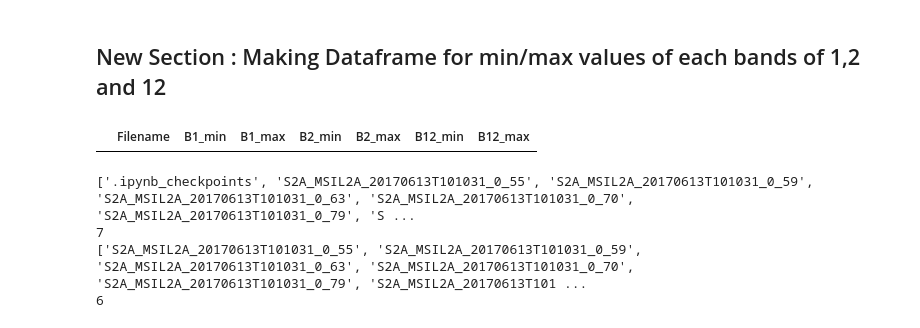
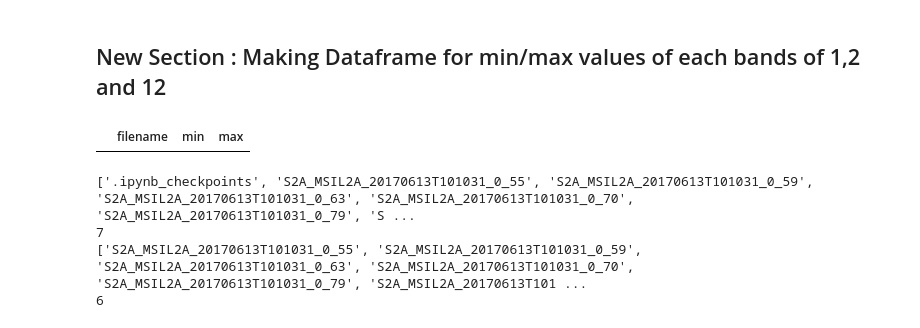
Before and after one commit to BRIJNANDA1979/CNN-Sentinel, a Jupyter notebook: Understand_band_data_info_using_histogram_and_classifying_pixel_values.ipynb, the cells around one changed output. Cells and saved outputs as stored; diff of their text form; code cells hidden in the pictures.

```diff
--- a/Understand_band_data_info_using_histogram_and_classifying_pixel_values.ipynb
+++ b/Understand_band_data_info_using_histogram_and_classifying_pixel_values.ipynb
@@ -293,8 +293,8 @@ max value: 446
 ## New Section : Making Dataframe for min/max values of each bands of 1,2 and 12
 # %%
 import pandas as pd
-df = pd.DataFrame(columns= ['Filename','B1_min','B1_max','B2_min','B2_max','B12_min','B12_max'])
+df = pd.DataFrame(columns= ['filename','min','max'])
 df.head()
 # %% [output]
-|  | Filename | B1_min | B1_max | B2_min | B2_max | B12_min | B12_max |
+|  | filename | min | max |
 # %%
```
Also changed, not shown: parts of 16 cells of this notebook.
